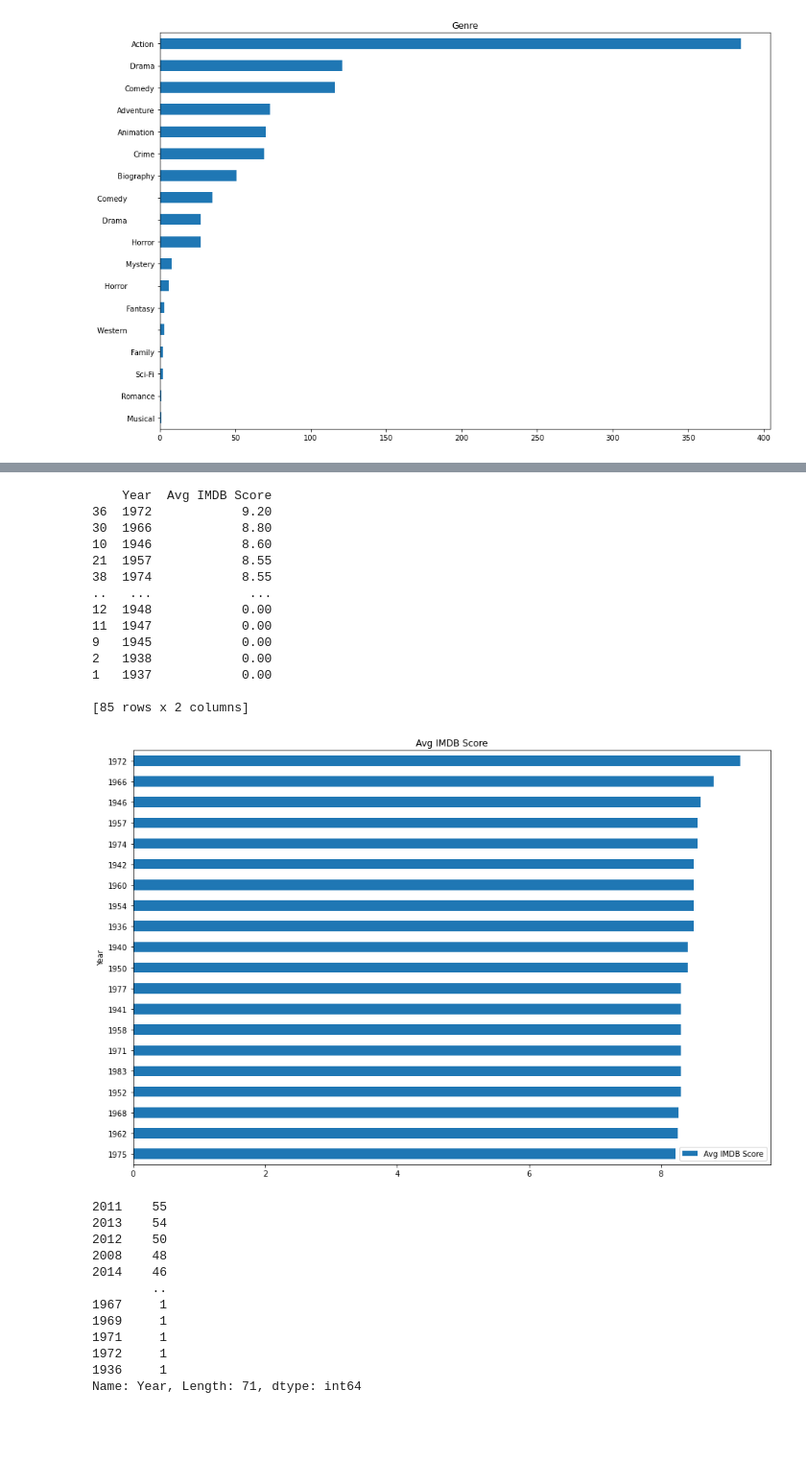
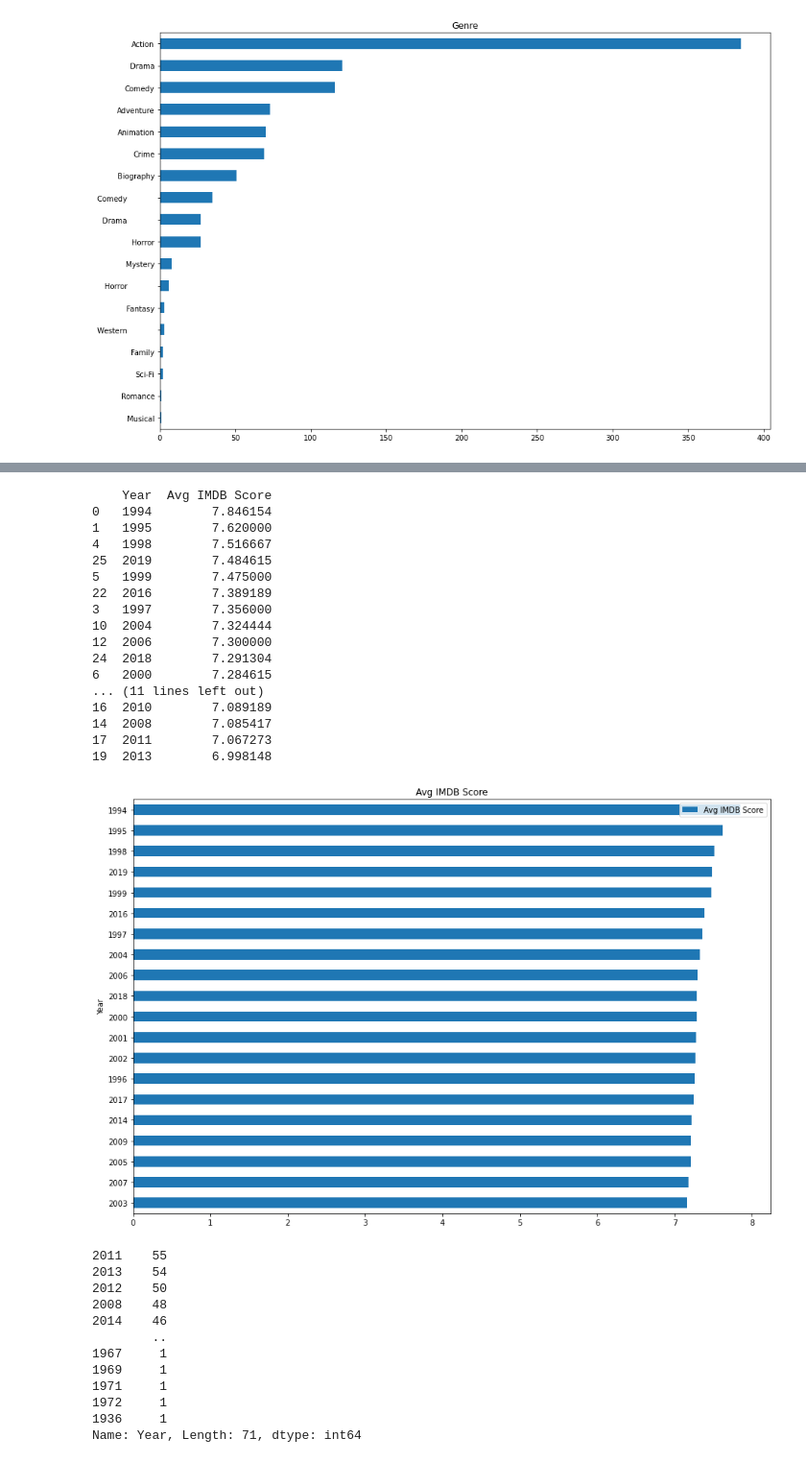
Before and after one commit to kdsl01/Data_science_Project_Scrpaer_and_data, a Jupyter notebook: data_project_2.ipynb, the cells around one changed output, grey strips where cells are left out. Shown at 96% size. Cells and saved outputs as stored; diff of their text form; code cells hidden in the pictures; blank space fills up the shorter version.

```diff
--- a/data_project_2.ipynb
+++ b/data_project_2.ipynb
@@ -139,37 +137,41 @@ plt.savefig('fig3.jpeg', dpi = 150)
 # %%
 ccx2 = []
 year = []
 for i in range(1936, 2021):
-    year.append(i)
     x2 = train.loc[(train['Year'] == i)]
-    if x2['IMDB score'].sum()!= 0|len(x2['Year'])!=0:
-        yearavg = x2['IMDB score'].sum() / len(x2['Year'])
-        ccx2.append(yearavg)
-    else:
-        ccx2.append(0)
+    if len(x2['Year']) > 10:
+        year.append(i)
+        if x2['IMDB score'].sum()!= 0|len(x2['Year'])!=0:
+            yearavg = x2['IMDB score'].sum() / len(x2['Year'])
+            ccx2.append(yearavg)
+        else:
+            ccx2.append(0)
 d2 = {'Year':year,'Avg IMDB Score':ccx2}
 yearavg = pd.DataFrame(d2)
 
 sort2 = yearavg.sort_values(by=['Avg IMDB Score'], ascending=False)
 print(sort2)
 sort2.head(20).sort_values(by=['Avg IMDB Score']).plot(x = 'Year', y = 'Avg IMDB Score', kind='barh', subplots=True, figsize=(15,10))
 plt.savefig('fig4.jpeg', dpi = 150)
 # %% [output]
     Year  Avg IMDB Score
-36  1972            9.20
-30  1966            8.80
-10  1946            8.60
-21  1957            8.55
-38  1974            8.55
-..   ...             ...
-12  1948            0.00
-11  1947            0.00
-9   1945            0.00
-2   1938            0.00
-1   1937            0.00
-
-[85 rows x 2 columns]
+0   1994        7.846154
+1   1995        7.620000
+4   1998        7.516667
+25  2019        7.484615
+5   1999        7.475000
+22  2016        7.389189
+3   1997        7.356000
+10  2004        7.324444
+12  2006        7.300000
+24  2018        7.291304
+6   2000        7.284615
+... (11 lines left out)
+16  2010        7.089189
+14  2008        7.085417
+17  2011        7.067273
+19  2013        6.998148
-[figure, old version]
+[figure, new version]
 # %%
 yearcount = train.Year.value_counts()
 print(yearcount)
```
Also changed, not shown: parts of 5 cells of this notebook.
